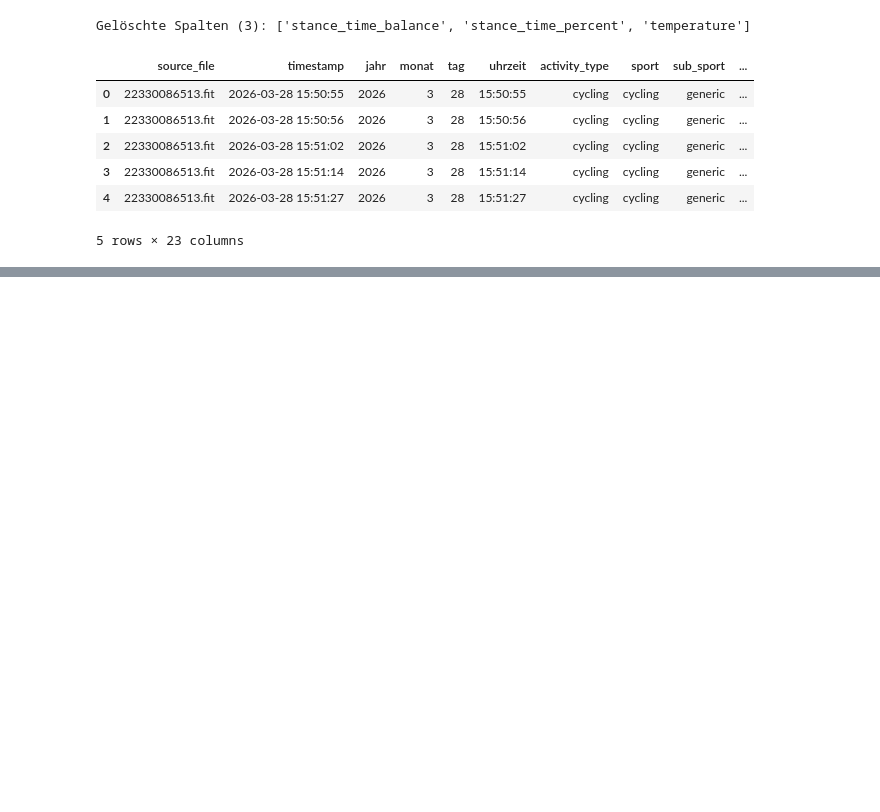
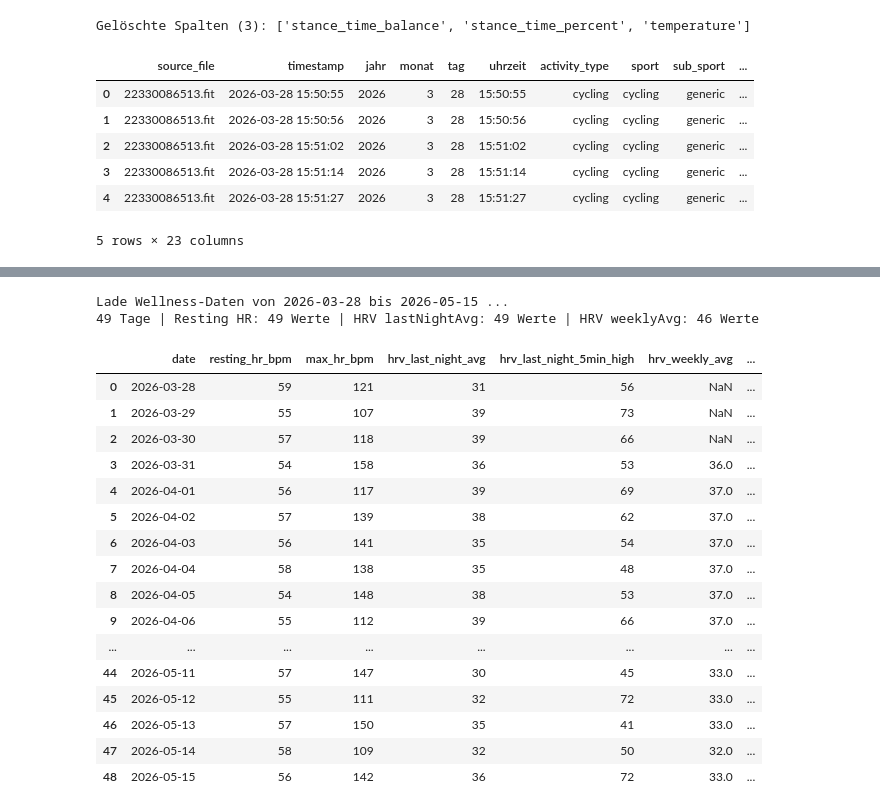
Before and after one commit to Sebastian1981/AI_Coach, a Jupyter notebook: poc/read_garmindata.ipynb, the cells around one changed output, grey strips where cells are left out. Cells and saved outputs as stored; diff of their text form; code cells hidden in the pictures; blank space fills up the shorter version.

```diff
--- a/poc/poc.ipynb
+++ b/poc/read_garmindata.ipynb
@@ -393,13 +168,6 @@ missing_data_report(df_all)
 | tag | 0 | 0.00 |
 | jahr | 0 | 0.00 |
 | heart_rate | 0 | 0.00 |
-# %%
-def drop_high_missing(df: pd.DataFrame, threshold: float = 50.0) -> pd.DataFrame:
-    missing_pct = df.isna().mean() * 100
-    keep = missing_pct[missing_pct <= threshold].index
-    dropped = missing_pct[missing_pct > threshold].index.tolist()
-    print(f"Gelöschte Spalten ({len(dropped)}): {dropped}")
-    return df[keep]
 # %%
 df_all = drop_high_missing(df_all, threshold=90.0)
 # %% [output]
@@ -416,0 +196,35 @@ df_all.head()
+# %%
+# Datum-Range aus df_all ableiten
+date_start_str = df_all["timestamp"].min().strftime("%Y-%m-%d")
+date_end_str   = df_all["timestamp"].max().strftime("%Y-%m-%d")
+
+print(f"Lade Wellness-Daten von {date_start_str} bis {date_end_str} ...")
+df_wellness = fetch_wellness_data(gc.raw, date_start_str, date_end_str)
+
+print(
+    f"{len(df_wellness)} Tage | "
+    f"Resting HR: {df_wellness['resting_hr_bpm'].notna().sum()} Werte | "
+    f"HRV lastNightAvg: {df_wellness['hrv_last_night_avg'].notna().sum()} Werte | "
+    f"HRV weeklyAvg: {df_wellness['hrv_weekly_avg'].notna().sum()} Werte"
+)
+display(df_wellness)
+# %% [output]
+Lade Wellness-Daten von 2026-03-28 bis 2026-05-15 ...
+49 Tage | Resting HR: 49 Werte | HRV lastNightAvg: 49 Werte | HRV weeklyAvg: 46 Werte
+|  | date | resting_hr_bpm | max_hr_bpm | hrv_last_night_avg | hrv_last_night_5min_high | hrv_weekly_avg | ... |
+| 0 | 2026-03-28 | 59 | 121 | 31 | 56 | NaN | ... |
+| 1 | 2026-03-29 | 55 | 107 | 39 | 73 | NaN | ... |
+| 2 | 2026-03-30 | 57 | 118 | 39 | 66 | NaN | ... |
+| 3 | 2026-03-31 | 54 | 158 | 36 | 53 | 36.0 | ... |
+| 4 | 2026-04-01 | 56 | 117 | 39 | 69 | 37.0 | ... |
+| 5 | 2026-04-02 | 57 | 139 | 38 | 62 | 37.0 | ... |
+| 6 | 2026-04-03 | 56 | 141 | 35 | 54 | 37.0 | ... |
+| 7 | 2026-04-04 | 58 | 138 | 35 | 48 | 37.0 | ... |
+| 8 | 2026-04-05 | 54 | 148 | 38 | 53 | 37.0 | ... |
+| 9 | 2026-04-06 | 55 | 112 | 39 | 66 | 37.0 | ... |
+| ... | ... | ... | ... | ... | ... | ... | ... |
+| 44 | 2026-05-11 | 57 | 147 | 30 | 45 | 33.0 | ... |
+| 45 | 2026-05-12 | 55 | 111 | 32 | 72 | 33.0 | ... |
+| 46 | 2026-05-13 | 57 | 150 | 35 | 41 | 33.0 | ... |
+| 47 | 2026-05-14 | 58 | 109 | 32 | 50 | 32.0 | ... |
+| 48 | 2026-05-15 | 56 | 142 | 36 | 72 | 33.0 | ... |
```
Also changed, not shown: parts of 14 cells of this notebook, 8 other files.
